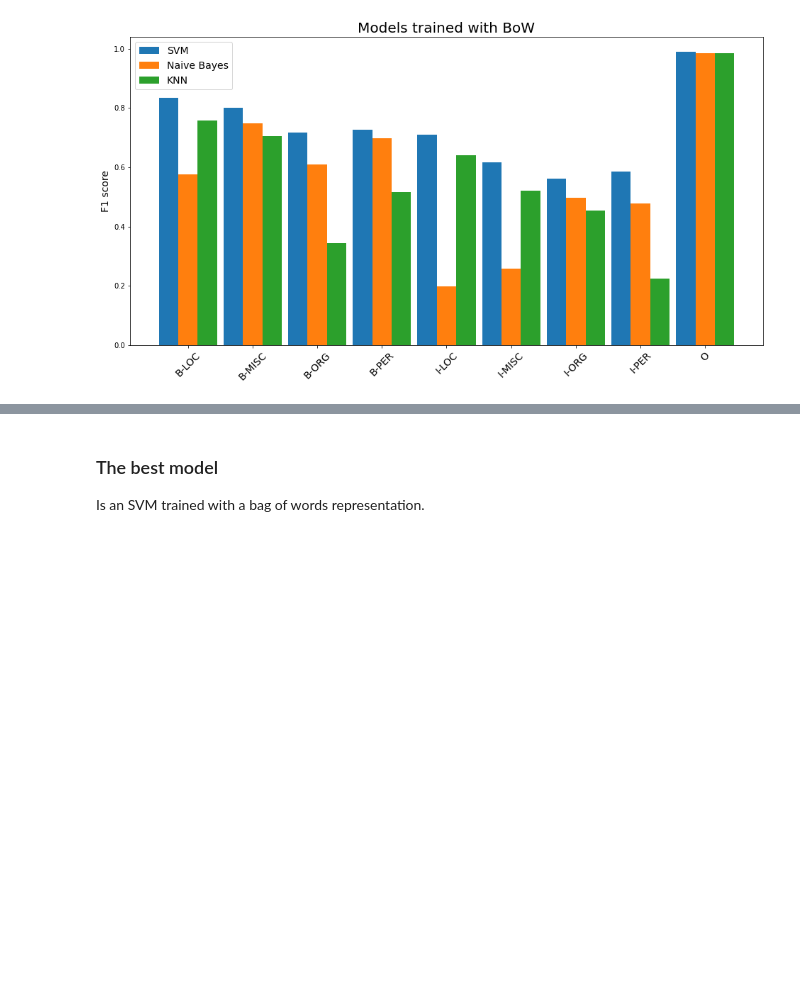
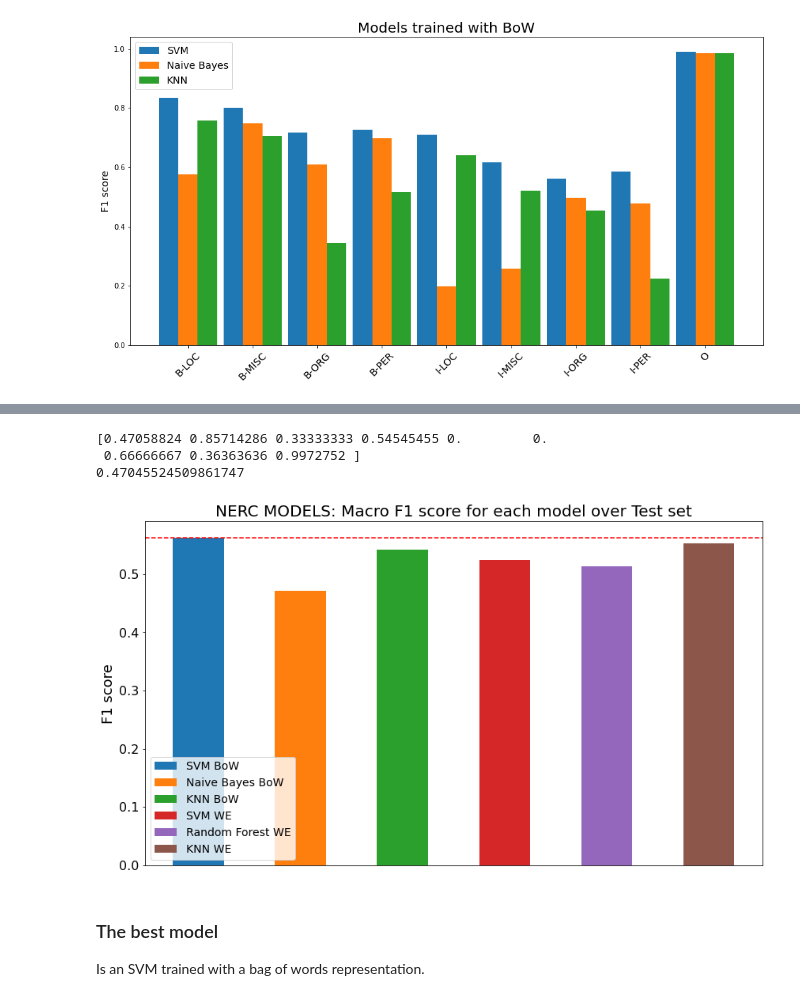
Before and after one commit to ChackMociute/Text-mining, a Jupyter notebook: Ass5/Project.ipynb, the cells around one changed output, grey strips where cells are left out. Saved outputs shown, nothing was run; the diff lists cells and outputs as text; code cells hidden in the pictures; blank space fills up the shorter version.

Commit message:
code with graphs and fixes

```diff
--- a/Ass5/Project.ipynb
+++ b/Ass5/Project.ipynb
@@ -328,0 +377,12 @@ plt.show()
+# %%
+#reshape the test set to be the same shape as the validation set
+test_bow = v.transform(ner_test[['token', 'pos']].T.to_dict().values())
+test_we = np.concatenate(ner_test['token'].map(to_embedding).values).reshape(-1, 300)
+
+#generate the predictions for the test set over all the models, and save them each as a variable
+test_pred_svm_bow = svm_bow.predict(test_bow)
+test_pred_nb_bow = nb_bow.predict(test_bow)
+test_pred_knn_bow = knn_bow.predict(test_bow)
+test_pred_svm_we = svm_we.predict(test_we)
+test_pred_rf_we = rf_we.predict(test_we)
+test_pred_knn_we = knn_we.predict(test_we)
@@ -329,3 +411,48 @@ plt.show()
+# %%
+print(f1_score(ner_test['BIO NER tag'].values, test_pred_nb_bow, average=None))
+
+#take the average of the f1 scores for each class
+print(f1_score(ner_test['BIO NER tag'].values, test_pred_nb_bow, average='macro'))
+# %% [output]
+[0.47058824 0.85714286 0.33333333 0.54545455 0.         0.
+ 0.66666667 0.36363636 0.9972752 ]
+0.47045524509861747
+# %%
+bar_width = 0.5
+
+plt.figure(figsize=(14, 8))
+#generate the plot for all the models over the test set, using the macro f1 score
+plt.bar(1, height=f1_score(ner_test['BIO NER tag'].values, test_pred_svm_bow, average='macro'), width=bar_width, label='SVM BoW')
+plt.bar(2, height=f1_score(ner_test['BIO NER tag'].values, test_pred_nb_bow, average='macro'), width=bar_width, label='Naive Bayes BoW')
+plt.bar(3, height=f1_score(ner_test['BIO NER tag'].values, test_pred_knn_bow, average='macro'), width=bar_width, label='KNN BoW')
+plt.bar(4, height=f1_score(ner_test['BIO NER tag'].values, test_pred_svm_we, average='macro'), width=bar_width, label='SVM WE')
+plt.bar(5, height=f1_score(ner_test['BIO NER tag'].values, test_pred_rf_we, average='macro'), width=bar_width, label='Random Forest WE')
+plt.bar(6, height=f1_score(ner_test['BIO NER tag'].values, test_pred_knn_we, average='macro'), width=bar_width, label='KNN WE')
+
+
+#increase the size of the numbers on the y axis
+plt.yticks(fontsize=16)
+
+#remove the ticks on the x axis
+plt.xticks([])
+
+#add a horizontal line the highest f1 score
+plt.axhline(y=max([f1_score(ner_test['BIO NER tag'].values, test_pred_svm_bow, average='macro'),
+                     f1_score(ner_test['BIO NER tag'].values, test_pred_nb_bow, average='macro'),
+                        f1_score(ner_test['BIO NER tag'].values, test_pred_knn_bow, average='macro'),
+                        f1_score(ner_test['BIO NER tag'].values, test_pred_svm_we, average='macro'),
+                        f1_score(ner_test['BIO NER tag'].values, test_pred_rf_we, average='macro'),
+                        f1_score(ner_test['BIO NER tag'].values, test_pred_knn_we, average='macro')]), color='r', linestyle='--')
+
+#add a title
+plt.title('NERC MODELS: Macro F1 score for each model over Test set', fontsize=20)
+
+plt.ylabel('F1 score', fontsize=18)
+plt.legend(fontsize=14)
+plt.savefig('Plots/nerc test results.png')
+plt.show()
+# %% [output]
+[figure, added]
 # %% [markdown]
 ### The best model
 Is an SVM trained with a bag of words representation.
```
Also changed, not shown: parts of 14 cells of this notebook, 4 other files.
